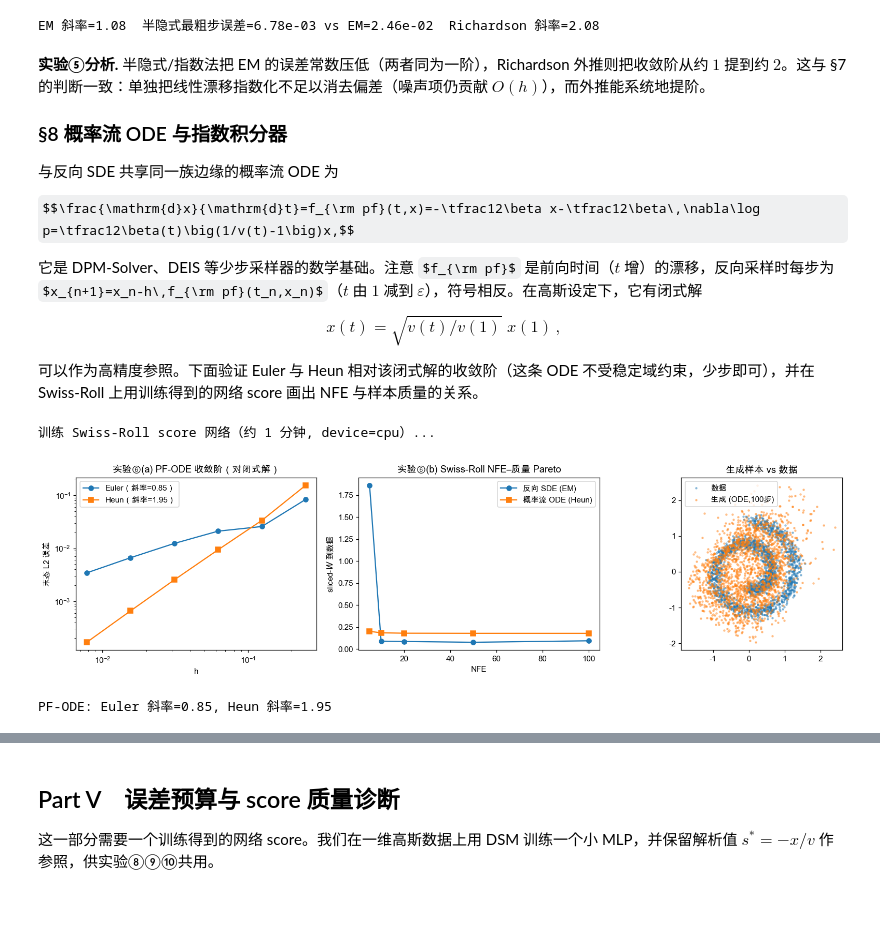
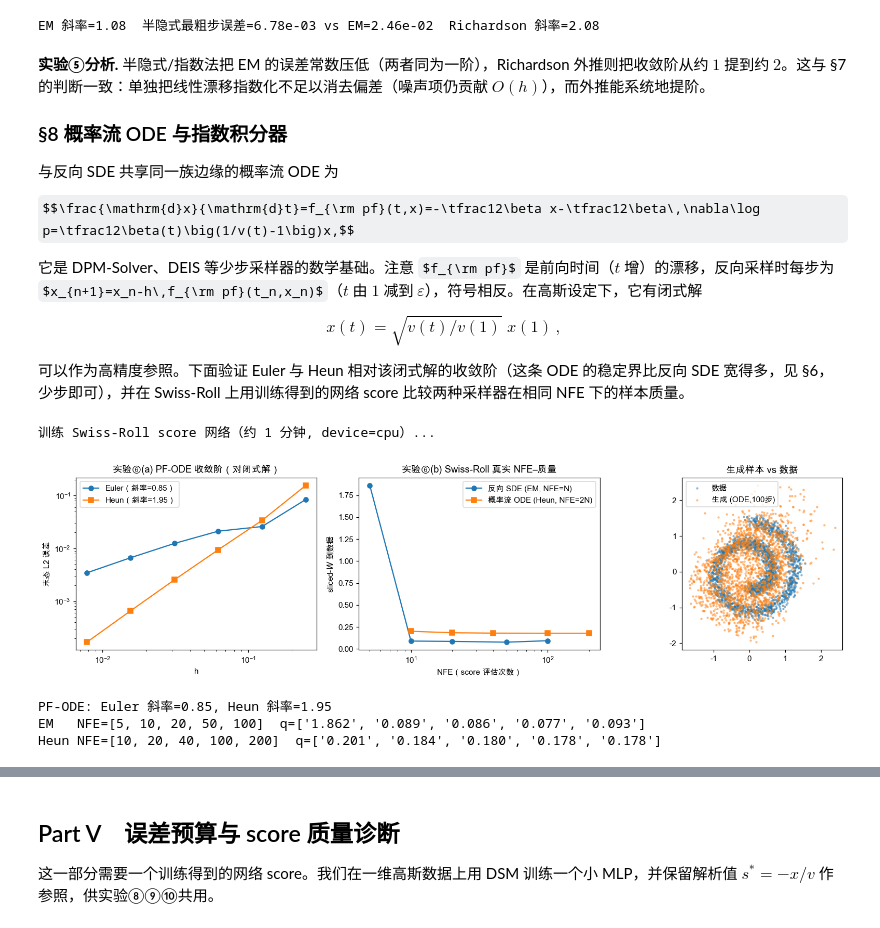
Before and after one commit to sii-nyc/Tutorial-AI4SC-SC4AI, a Jupyter notebook: Project-SC4AI-Diffusion-Sampling-NumericalAnalysis/反向扩散采样的数值分析.ipynb, the cells around one changed output, grey strips where cells are left out. Cells and saved outputs as stored; diff of their text form; code cells hidden in the pictures; some formulas as TeX source.

```diff
--- a/Project-SC4AI-Diffusion-Sampling-NumericalAnalysis/反向扩散采样的数值分析.ipynb
+++ b/Project-SC4AI-Diffusion-Sampling-NumericalAnalysis/反向扩散采样的数值分析.ipynb
@@ -870,43 +870,52 @@ $$\frac{\mathrm{d}x}{\mathrm{d}t}=f_{\rm pf}(t,x)=-\tfrac12\beta x-\tfrac12\beta
 
 $$\boxed{\,x(t)=\sqrt{v(t)/v(1)}\;x(1)\,},$$
 
-可以作为高精度参照。下面验证 Euler 与 Heun 相对该闭式解的收敛阶（这条 ODE 不受稳定域约束，少步即可），并在 Swiss-Roll 上用训练得到的网络 score 画出 NFE 与样本质量的关系。
+可以作为高精度参照。下面验证 Euler 与 Heun 相对该闭式解的收敛阶（这条 ODE 的稳定界比反向 SDE 宽得多，见 §6，少步即可），并在 Swiss-Roll 上用训练得到的网络 score 比较两种采样器在相同 NFE 下的样本质量。
 # %%
 # 实验⑥(a)：概率流 ODE 对闭式精确解的收敛阶（1-D）
 refx = dna.pf_ode_exact(2.0)
 Ns6 = np.array([4, 8, 16, 32, 64, 128]); hs6 = (1.0 - EPS) / Ns6
 e_eu = np.array([abs(dna.pf_ode_sample(N, 'euler', 2.0) - refx) for N in Ns6])
 e_he = np.array([abs(dna.pf_ode_sample(N, 'heun', 2.0) - refx) for N in Ns6])
 s_eu = np.polyfit(np.log(hs6), np.log(e_eu), 1)[0]
 s_he = np.polyfit(np.log(hs6), np.log(e_he), 1)[0]
 
-# 实验⑥(b)：Swiss-Roll 上用训练网络 score 的 NFE-质量 Pareto
+# 实验⑥(b)：Swiss-Roll 上比较两种采样器的“真实 NFE–质量”（用训练网络 score）
+# 公平性：EM 每步 1 次 score 评估（NFE=N），Heun 每步 2 次（NFE=2N）；
+# 横轴用 reverse_sample 返回的真实 NFE，而非步数。
 data2d = dna.make_swiss_roll_2d(2000, seed=0)
 print('训练 Swiss-Roll score 网络（约 1 分钟, device=%s）...' % DEVICE)
 net2d = dna.train_score_net_data(data2d, n_iters=6000, device=DEVICE, seed=0)
 net_score = lambda x, t: dna.eval_score_net(net2d, x, t, device=DEVICE)
-nfes = [5, 10, 20, 50, 100]
-qual = {'em': [], 'pf_heun': []}
-for m in qual:
-    for N in nfes:
-        Xg = dna.reverse_sample(net_score, N, m, n_samples=2000, dim=2, eps=EPS, seed=1)
-        qual[m].append(dna.sliced_wasserstein(Xg, data2d))
+steps = [5, 10, 20, 50, 100]
+res = {'em': {'nfe': [], 'q': []}, 'pf_heun': {'nfe': [], 'q': []}}
+for m in res:
+    for N in steps:
+        Xg, nfe = dna.reverse_sample(net_score, N, m, n_samples=2000, dim=2,
+                                     eps=EPS, seed=1, return_nfe=True)
+        res[m]['nfe'].append(nfe)
+        res[m]['q'].append(dna.sliced_wasserstein(Xg, data2d))
+Xbest = dna.reverse_sample(net_score, 100, 'pf_heun', n_samples=2000, dim=2, eps=EPS, seed=1)
 
 fig, ax = plt.subplots(1, 3, figsize=(15, 4))
 ax[0].loglog(hs6, e_eu, 'o-', label='Euler（斜率=%.2f）' % s_eu)
 ax[0].loglog(hs6, e_he, 's-', label='Heun（斜率=%.2f）' % s_he)
 ax[0].set_title('实验⑥(a) PF-ODE 收敛阶（对闭式解）'); ax[0].set_xlabel('h'); ax[0].set_ylabel('末态 L2 误差'); ax[0].legend()
-ax[1].plot(nfes, qual['em'], 'o-', label='反向 SDE (EM)')
-ax[1].plot(nfes, qual['pf_heun'], 's-', label='概率流 ODE (Heun)')
-ax[1].set_title('实验⑥(b) Swiss-Roll NFE–质量 Pareto'); ax[1].set_xlabel('NFE'); ax[1].set_ylabel('sliced-$W$ 到数据'); ax[1].legend()
-Xbest = dna.reverse_sample(net_score, 100, 'pf_heun', n_samples=2000, dim=2, eps=EPS, seed=1)
+ax[1].plot(res['em']['nfe'], res['em']['q'], 'o-', label='反向 SDE (EM, NFE=N)')
+ax[1].plot(res['pf_heun']['nfe'], res['pf_heun']['q'], 's-', label='概率流 ODE (Heun, NFE=2N)')
+ax[1].set_xscale('log'); ax[1].set_title('实验⑥(b) Swiss-Roll 真实 NFE–质量')
+ax[1].set_xlabel('NFE（score 评估次数）'); ax[1].set_ylabel('sliced-$W$ 到数据'); ax[1].legend()
 ax[2].scatter(data2d[:, 0], data2d[:, 1], s=4, alpha=.4, label='数据')
 ax[2].scatter(Xbest[:, 0], Xbest[:, 1], s=4, alpha=.4, label='生成 (ODE,100步)')
 ax[2].set_title('生成样本 vs 数据'); ax[2].legend(); ax[2].set_aspect('equal')
 plt.tight_layout(); plt.savefig('figures/fig08_exp_integrator.png', bbox_inches='tight'); plt.show()
 print('PF-ODE: Euler 斜率=%.2f, Heun 斜率=%.2f' % (s_eu, s_he))
+print('EM   NFE=%s  q=%s' % (res['em']['nfe'], ['%.3f' % q for q in res['em']['q']]))
+print('Heun NFE=%s  q=%s' % (res['pf_heun']['nfe'], ['%.3f' % q for q in res['pf_heun']['q']]))
 assert s_he > s_eu + 0.5            # Heun 阶高于 Euler（仅 ODE 成立）
 # %% [output]
 训练 Swiss-Roll score 网络（约 1 分钟, device=cpu）...
-[figure, old version]
+[figure, new version]
 PF-ODE: Euler 斜率=0.85, Heun 斜率=1.95
+EM   NFE=[5, 10, 20, 50, 100]  q=['1.862', '0.089', '0.086', '0.077', '0.093']
+Heun NFE=[10, 20, 40, 100, 200]  q=['0.201', '0.184', '0.180', '0.178', '0.178']
```
Also changed, not shown: parts of 8 cells of this notebook, 1 other file.
